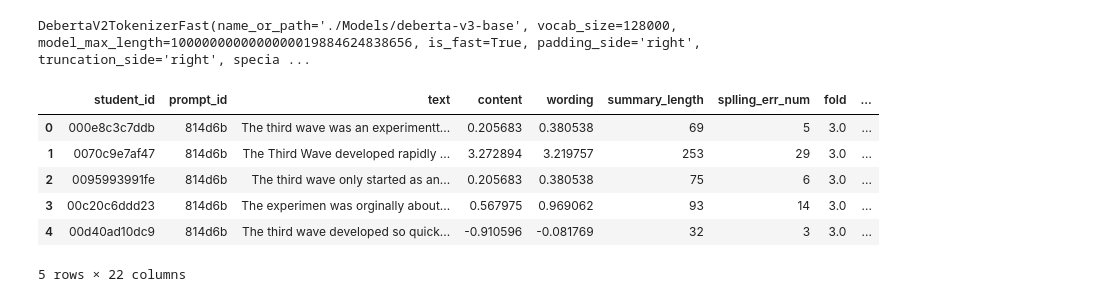
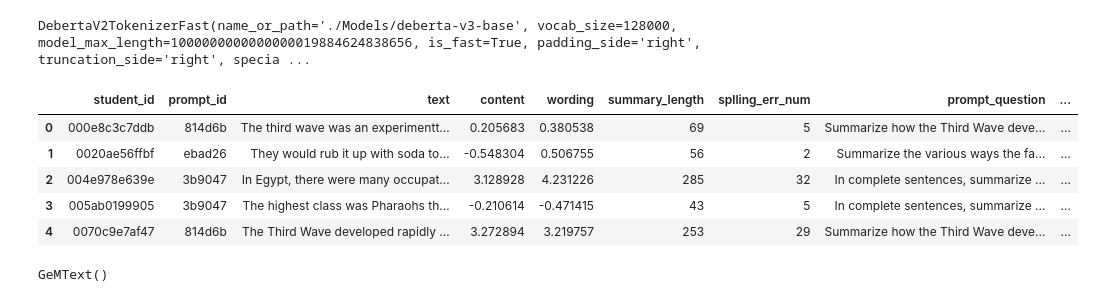
Before and after one commit to xiaosuhu/CommonLit, a Jupyter notebook: commonlit-deberta-v5-with-lgbm.ipynb, the cells around one changed output. Drawn from its saved outputs; the diff is of its cells as text; code cells hidden in the pictures.

Commit message:
update: result_summary

```diff
--- a/commonlit-deberta-v5-with-lgbm.ipynb
+++ b/commonlit-deberta-v5-with-lgbm.ipynb
@@ -86,7 +86,7 @@ class cfg:
     seed = 42
     batch_size = 4
     max_len = 512
-    num_epoch = 10
+    num_epoch = 1
     T_max= 500
 
     scheduler = 'CosineAnnealingLR'
@@ -407,16 +407,15 @@ Special tokens have been added in the vocabulary, make sure the associated word
 Special tokens have been added in the vocabulary, make sure the associated word embeddings are fine-tuned or trained.
 DebertaV2TokenizerFast(name_or_path='./Models/deberta-v3-base', vocab_size=128000, model_max_length=1000000000000000019884624838656, is_fast=True, padding_side='right', truncation_side='right', specia ...
 # %%
-train_df = train_data.merge(train_prompts, on='prompt_id')
+train_df = train_data
 train_df.head()
 # %% [output]
-|  | student_id | prompt_id | text | content | wording | summary_length | splling_err_num | fold | ... |
-| 0 | 000e8c3c7ddb | 814d6b | The third wave was an experimentt... | 0.205683 | 0.380538 | 69 | 5 | 3.0 | ... |
-| 1 | 0070c9e7af47 | 814d6b | The Third Wave developed rapidly ... | 3.272894 | 3.219757 | 253 | 29 | 3.0 | ... |
-| 2 | 0095993991fe | 814d6b | The third wave only started as an... | 0.205683 | 0.380538 | 75 | 6 | 3.0 | ... |
-| 3 | 00c20c6ddd23 | 814d6b | The experimen was orginally about... | 0.567975 | 0.969062 | 93 | 14 | 3.0 | ... |
-| 4 | 00d40ad10dc9 | 814d6b | The third wave developed so quick... | -0.910596 | -0.081769 | 32 | 3 | 3.0 | ... |
+|  | student_id | prompt_id | text | content | wording | summary_length | splling_err_num | prompt_question | ... |
+| 0 | 000e8c3c7ddb | 814d6b | The third wave was an experimentt... | 0.205683 | 0.380538 | 69 | 5 | Summarize how the Third Wave deve... | ... |
+| 1 | 0020ae56ffbf | ebad26 | They would rub it up with soda to... | -0.548304 | 0.506755 | 56 | 2 | Summarize the various ways the fa... | ... |
+| 2 | 004e978e639e | 3b9047 | In Egypt, there were many occupat... | 3.128928 | 4.231226 | 285 | 32 | In complete sentences, summarize ... | ... |
+| 3 | 005ab0199905 | 3b9047 | The highest class was Pharaohs th... | -0.210614 | -0.471415 | 43 | 5 | In complete sentences, summarize ... | ... |
+| 4 | 0070c9e7af47 | 814d6b | The Third Wave developed rapidly ... | 3.272894 | 3.219757 | 253 | 29 | Summarize how the Third Wave deve... | ... |
-5 rows × 22 columns
 # %%
 class TrainDataset(Dataset):
     def __init__(self, df):
@@ -503,4 +468,40 @@ class MeanMax(nn.Module):
 # %%
+class MeanPooling(nn.Module):
+    def __init__(self):
+        super(MeanPooling, self).__init__()
+
+    def forward(self, last_hidden_state, attention_mask):
+        input_mask_expanded = attention_mask.unsqueeze(-1).expand(last_hidden_state.size()).float()
+        sum_embeddings = torch.sum(last_hidden_state * input_mask_expanded, 1)
+        sum_mask = input_mask_expanded.sum(1)
+        sum_mask = torch.clamp(sum_mask, min=1e-9)
+        mean_embeddings = sum_embeddings / sum_mask
+        return mean_embeddings
+
+class MaxPooling(nn.Module):
+    def __init__(self):
+        super(MaxPooling, self).__init__()
+
+    def forward(self, last_hidden_state, attention_mask):
+        input_mask_expanded = attention_mask.unsqueeze(-1).expand(last_hidden_state.size()).float()
+        embeddings = last_hidden_state.clone()
+        embeddings[input_mask_expanded == 0] = -1e9
+        max_embeddings, _ = torch.max(embeddings, dim = 1)
+        return max_embeddings
+
+class MeanMax(nn.Module):
+    def __init__(self):
+        super(MeanMax, self).__init__()
+
+        self.mean_pooler = MeanPooling()
+        self.max_pooler  = MaxPooling()
+
+    def forward(self, last_hidden_state, attention_mask):
+        mean_pooler = self.mean_pooler( last_hidden_state ,attention_mask )
+        max_pooler =  self.max_pooler( last_hidden_state ,attention_mask )
+        out = torch.concat([mean_pooler ,max_pooler ] , 1)
+        return out
+
 class GeMText(nn.Module):
     def __init__(self, dim = 1, p=3, eps=1e-6):
         super(GeMText, self).__init__()
@@ -515,3 +516,21 @@ class GeMText(nn.Module):
         ret = x / attention_mask_expanded.sum(self.dim).clip(min=self.eps)
         ret = ret.pow(1 / self.p)
         return ret
+
+def get_pooling_layer():
+    if cfg.pooling == 'Mean':
+        return MeanPooling()
+
+    elif cfg.pooling == 'Max':
+        return MaxPooling()
+
+    elif cfg.pooling == 'MeanMax':
+        return MeanMax()
+
+    elif cfg.pooling == 'GemText':
+        return GeMText()
+
+
+print(get_pooling_layer())
+# %% [output]
+GeMText()
```
Also changed, not shown: parts of 21 cells of this notebook, 2 other files.
